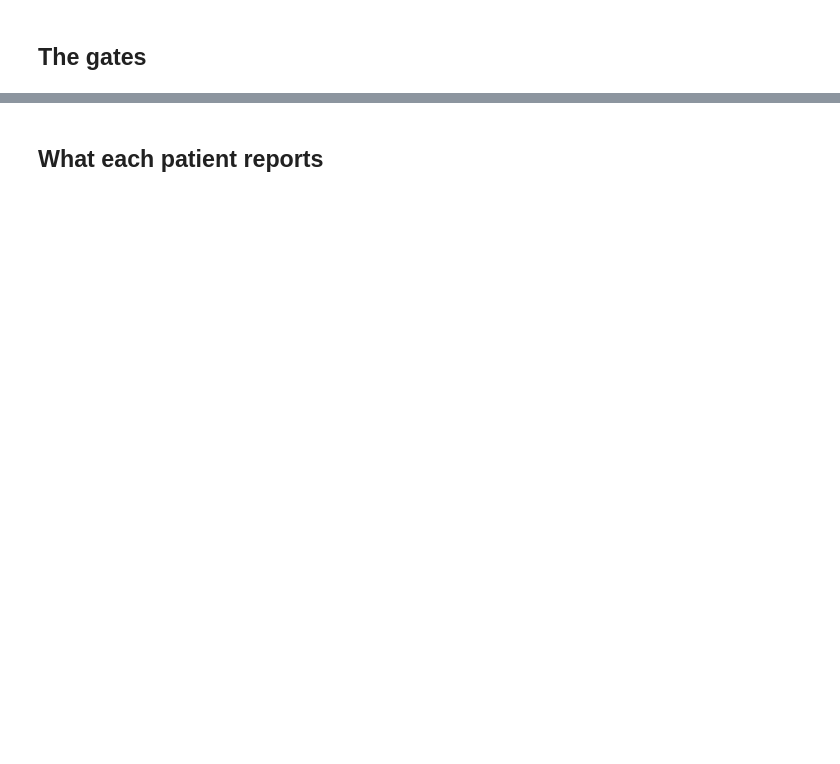
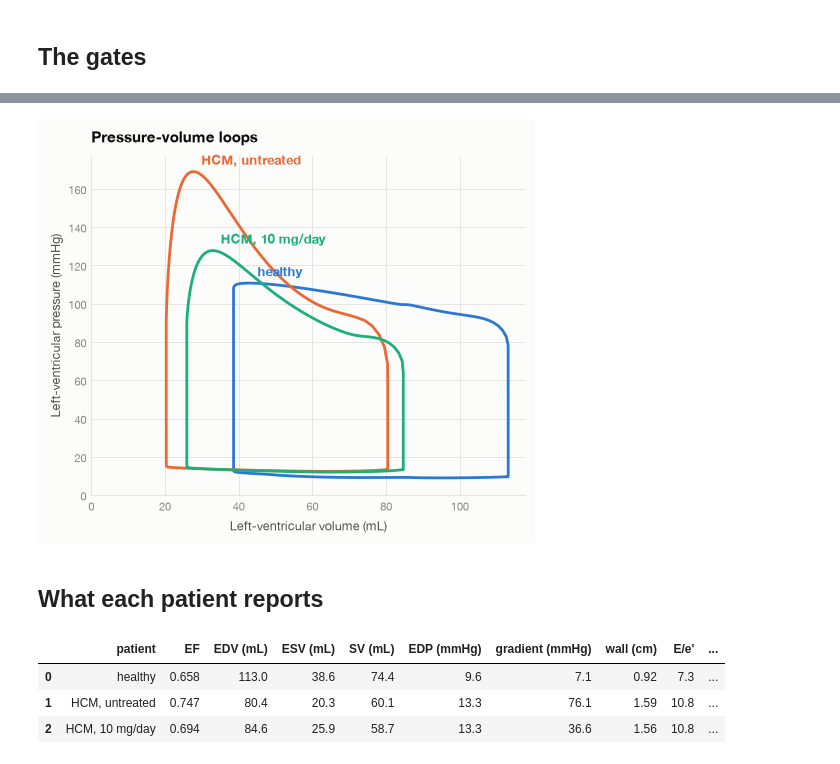
Before and after one commit to filippo-fonseca/hcm-twin, a Jupyter notebook: notebooks/01_validation.ipynb, the cells around one changed output, grey strips where cells are left out. Cells and saved outputs as stored; diff of their text form; code cells hidden in the pictures; blank space fills up the shorter version.

```diff
--- a/notebooks/01_validation.ipynb
+++ b/notebooks/01_validation.ipynb
@@ -11,7 +49,50 @@ table = validation_rows()print(f"{int(table['pass'].sum())} of {len(table)} gate
 # %%
-runs = {    "healthy": (HEALTHY_GEOMETRY, HEALTHY_MATERIAL, 0.0),    "HCM, untreated": (HCM_GEOMETRY, HCM_MATERIAL, 0.0),    "HCM, 10 mg/day": (HCM_GEOMETRY, HCM_MATERIAL, 10.0),}traces = {}figure, ax = plt.subplots(figsize=(5.6, 4.4))for (label, (geom, mat, dose)), colour in zip(runs.items(), style.SERIES):    result = simulate(geom, mat, RESTING_LOADING, dose, record_trace=True)    traces[label] = (result, geom)    t = result.trace    v = np.append(t.cavity_volume_ml, t.cavity_volume_ml[0])    p = np.append(t.lv_pressure_mmhg, t.lv_pressure_mmhg[0])    ax.plot(v, p, color=colour, label=label)    ax.annotate(label, (v[int(np.argmax(p))], p.max()), xytext=(6, 5),                textcoords="offset points", color=colour, fontsize=9, fontweight="bold")ax.set_xlabel("Left-ventricular volume (mL)")ax.set_ylabel("Left-ventricular pressure (mmHg)")ax.set_xlim(left=0); ax.set_ylim(bottom=0)ax.set_title("Pressure-volume loops")plt.show()
+runs = {
+    "healthy": (HEALTHY_GEOMETRY, HEALTHY_MATERIAL, 0.0),
+    "HCM, untreated": (HCM_GEOMETRY, HCM_MATERIAL, 0.0),
+    "HCM, 10 mg/day": (HCM_GEOMETRY, HCM_MATERIAL, 10.0),
+}
+traces = {}
+figure, ax = plt.subplots(figsize=(5.6, 4.4))
+for (label, (geom, mat, dose)), colour in zip(runs.items(), style.SERIES):
+    result = simulate(geom, mat, RESTING_LOADING, dose, record_trace=True)
+    traces[label] = (result, geom)
+    t = result.trace
+    v = np.append(t.cavity_volume_ml, t.cavity_volume_ml[0])
+    p = np.append(t.lv_pressure_mmhg, t.lv_pressure_mmhg[0])
+    ax.plot(v, p, color=colour, label=label)
+    ax.annotate(label, (v[int(np.argmax(p))], p.max()), xytext=(6, 5),
+                textcoords="offset points", color=colour, fontsize=9, fontweight="bold")
+ax.set_xlabel("Left-ventricular volume (mL)")
+ax.set_ylabel("Left-ventricular pressure (mmHg)")
+ax.set_xlim(left=0); ax.set_ylim(bottom=0)
+ax.set_title("Pressure-volume loops")
+plt.show()
+# %% [output]
+[figure, added]
 # %% [markdown]
 ## What each patient reports
 # %%
-rows = []for label, (result, geom) in traces.items():    o = observe(result, geom, RESTING_LOADING)    rows.append({        "patient": label,        "EF": round(o.ejection_fraction, 3),        "EDV (mL)": round(o.edv_ml, 1),        "ESV (mL)": round(o.esv_ml, 1),        "SV (mL)": round(o.stroke_volume_ml, 1),        "EDP (mmHg)": round(o.end_diastolic_pressure_mmhg, 1),        "gradient (mmHg)": round(o.peak_lvot_gradient_mmhg, 1),        "wall (cm)": round(o.wall_thickness_cm, 2),        "E/e'": round(o.e_over_e_prime, 1),        "strain": round(o.peak_strain_amplitude, 3),        "ATP/work": round(o.atp_cost_per_stroke_work, 0),    })display(pd.DataFrame(rows))
+rows = []
+for label, (result, geom) in traces.items():
+    o = observe(result, geom, RESTING_LOADING)
+    rows.append({
+        "patient": label,
+        "EF": round(o.ejection_fraction, 3),
+        "EDV (mL)": round(o.edv_ml, 1),
+        "ESV (mL)": round(o.esv_ml, 1),
+        "SV (mL)": round(o.stroke_volume_ml, 1),
+        "EDP (mmHg)": round(o.end_diastolic_pressure_mmhg, 1),
+        "gradient (mmHg)": round(o.peak_lvot_gradient_mmhg, 1),
+        "wall (cm)": round(o.wall_thickness_cm, 2),
+        "E/e'": round(o.e_over_e_prime, 1),
+        "strain": round(o.peak_strain_amplitude, 3),
+        "ATP/work": round(o.atp_cost_per_stroke_work, 0),
+    })
+display(pd.DataFrame(rows))
+# %% [output]
+|  | patient | EF | EDV (mL) | ESV (mL) | SV (mL) | EDP (mmHg) | gradient (mmHg) | wall (cm) | E/e' | ... |
+| 0 | healthy | 0.658 | 113.0 | 38.6 | 74.4 | 9.6 | 7.1 | 0.92 | 7.3 | ... |
+| 1 | HCM, untreated | 0.747 | 80.4 | 20.3 | 60.1 | 13.3 | 76.1 | 1.59 | 10.8 | ... |
+| 2 | HCM, 10 mg/day | 0.694 | 84.6 | 25.9 | 58.7 | 13.3 | 36.6 | 1.56 | 10.8 | ... |
 # %% [markdown]
```
Also changed, not shown: parts of 4 cells of this notebook, 3 other files.
